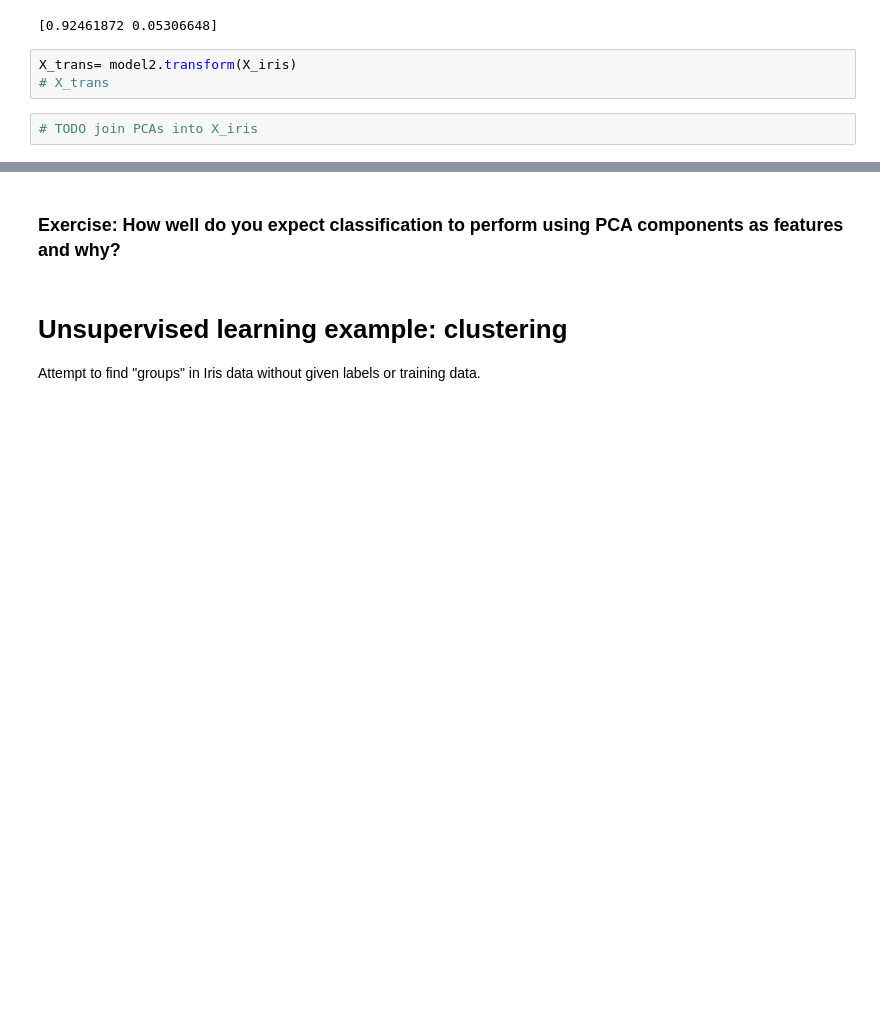
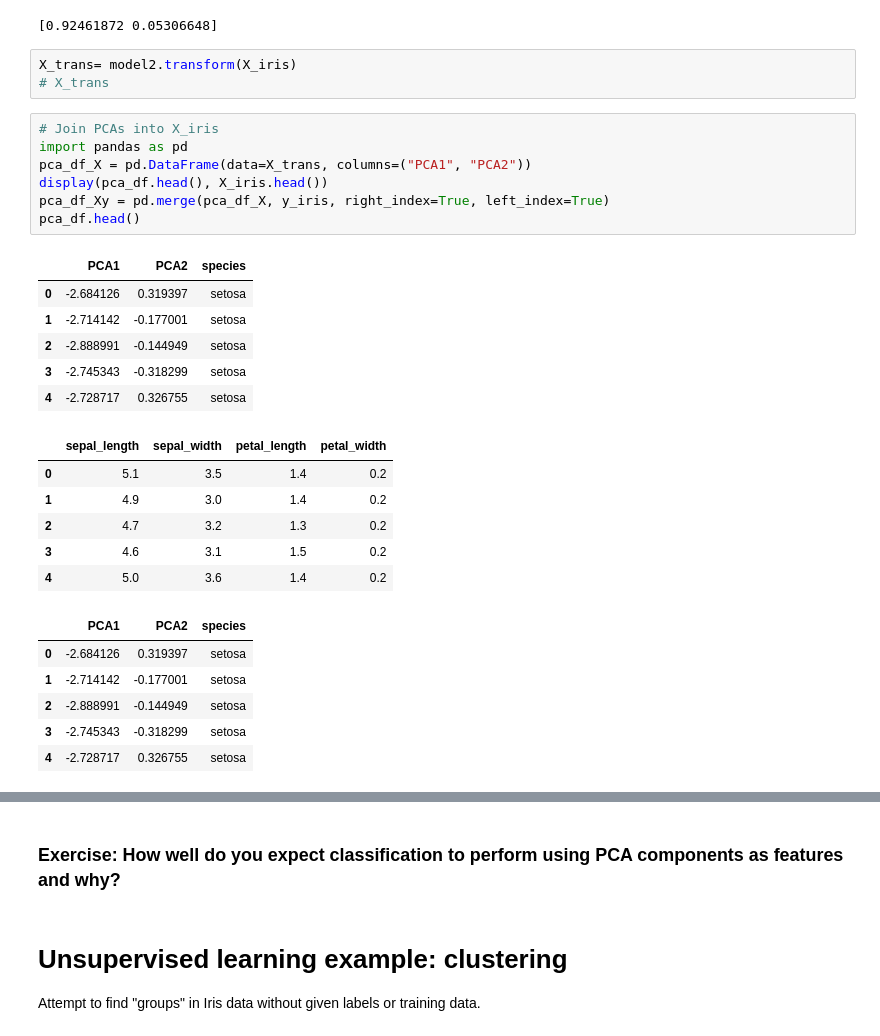
Before and after one commit to glukicov/UCL_ML_BigData, a Jupyter notebook: week1/Lecture03_Scikit-Learn_no_solutions/Lecture03_Scikit-Learn_no_solutions.ipynb, the cells around one changed output, grey strips where cells are left out. Drawn from its saved outputs; the diff is of its cells as text; blank space fills up the shorter version.

```diff
--- a/week1/Lecture03_Scikit-Learn_no_solutions/Lecture03_Scikit-Learn_no_solutions.ipynb
+++ b/week1/Lecture03_Scikit-Learn_no_solutions/Lecture03_Scikit-Learn_no_solutions.ipynb
@@ -389,5 +441,29 @@ print(pca.explained_variance_ratio_)
 # %%
 X_trans= model2.transform(X_iris)
 # X_trans
-# %%
-# TODO join PCAs into X_iris
+# %%
+# Join PCAs into X_iris
+import pandas as pd
+pca_df_X = pd.DataFrame(data=X_trans, columns=("PCA1", "PCA2"))
+display(pca_df.head(), X_iris.head())
+pca_df_Xy = pd.merge(pca_df_X, y_iris, right_index=True, left_index=True)
+pca_df.head()
+# %% [output]
+|  | PCA1 | PCA2 | species |
+| 0 | -2.684126 | 0.319397 | setosa |
+| 1 | -2.714142 | -0.177001 | setosa |
+| 2 | -2.888991 | -0.144949 | setosa |
+| 3 | -2.745343 | -0.318299 | setosa |
+| 4 | -2.728717 | 0.326755 | setosa |
+|  | sepal_length | sepal_width | petal_length | petal_width |
+| 0 | 5.1 | 3.5 | 1.4 | 0.2 |
+| 1 | 4.9 | 3.0 | 1.4 | 0.2 |
+| 2 | 4.7 | 3.2 | 1.3 | 0.2 |
+| 3 | 4.6 | 3.1 | 1.5 | 0.2 |
+| 4 | 5.0 | 3.6 | 1.4 | 0.2 |
+|  | PCA1 | PCA2 | species |
+| 0 | -2.684126 | 0.319397 | setosa |
+| 1 | -2.714142 | -0.177001 | setosa |
+| 2 | -2.888991 | -0.144949 | setosa |
+| 3 | -2.745343 | -0.318299 | setosa |
+| 4 | -2.728717 | 0.326755 | setosa |
```
Also changed, not shown: parts of 27 cells of this notebook, 1 other file.
